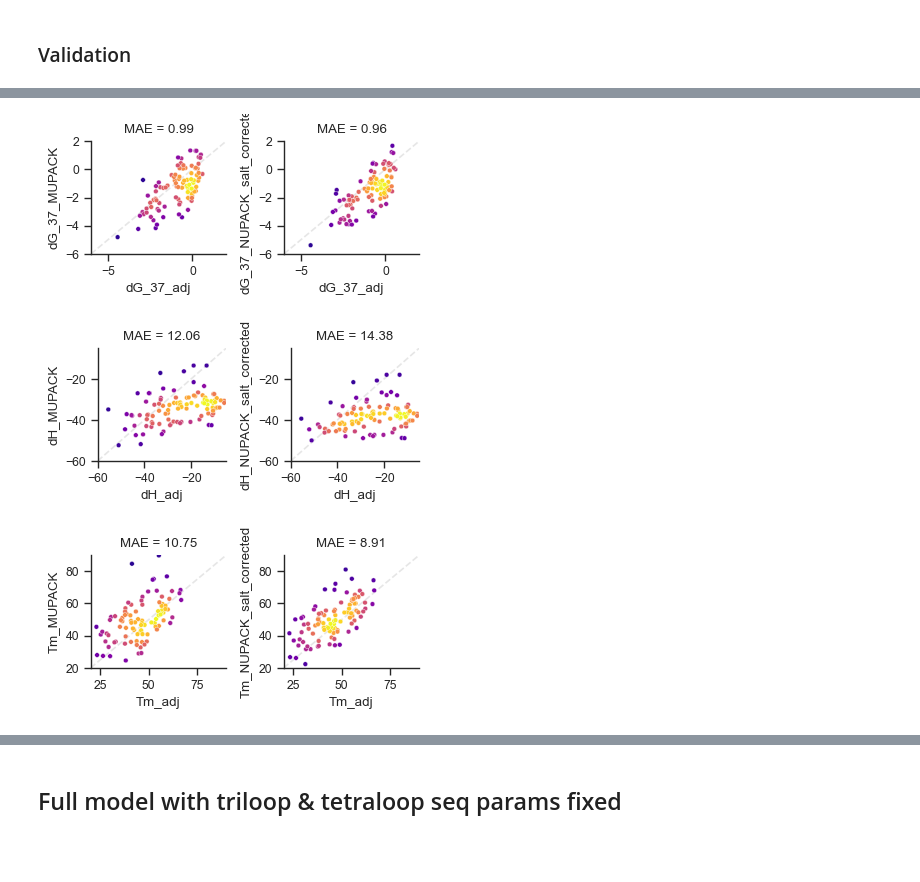
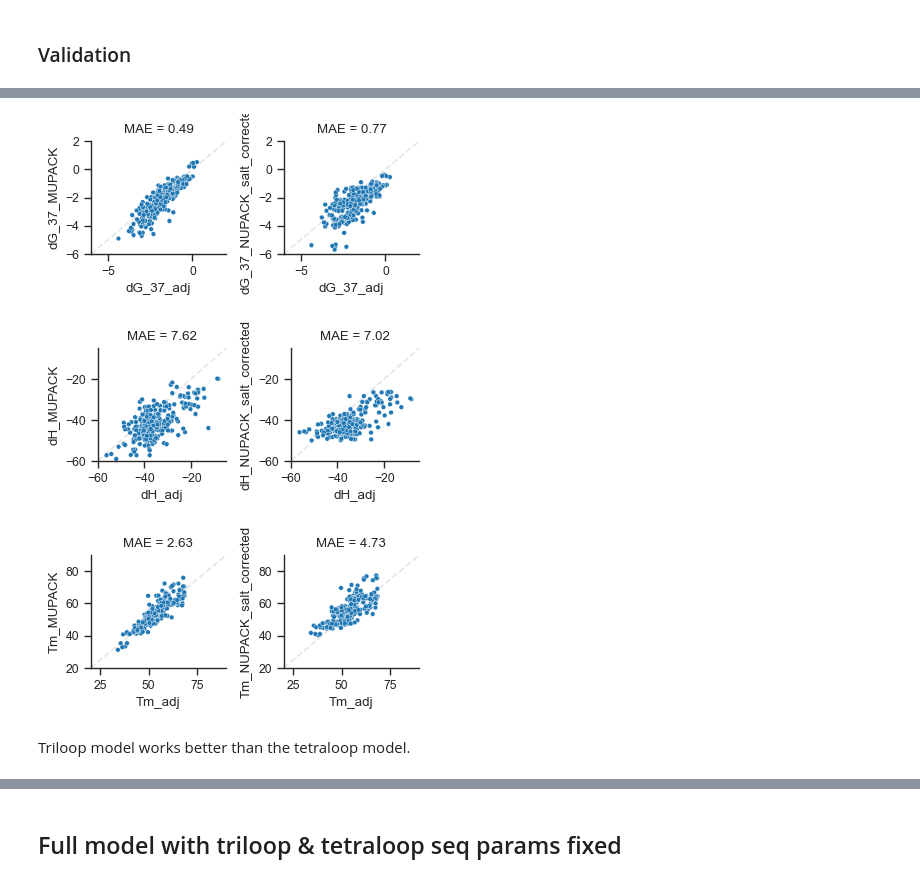
Before and after one commit to keyuxi/nnn_analysis, a Jupyter notebook: 03.1_MUPACK.ipynb, the cells around one changed output, grey strips where cells are left out. Cells and saved outputs as stored; diff of their text form; code cells hidden in the pictures; blank space fills up the shorter version.

Commit message:
add modeling and clean uv melt

```diff
--- a/03.1_MUPACK.ipynb
+++ b/03.1_MUPACK.ipynb
@@ -267,8 +351,13 @@ mupack.lr_dict_2_nupack_json(lr_dict, template_file=param_set_template_file, out
                              extract_hairpin_mismatch=True)
 # %% [markdown]
 ### Validation
+# %%
+arr = pd.read_csv('./data/models/raw/arr_v1_n=27732.csv', index_col=0)
+arr_adj = pd.read_csv('./data/models/processed/arr_v1_adjusted_n=27732.csv')
+agg_result_file='./data/uv_melt/uvmelt_agg_230502.csv'
+uv_df = pd.read_csv(agg_result_file, index_col=0).set_index('SEQID')
 # %%
-hairpinloop_ind = [x for x in val_ind if (x.startswith('TRI') or x.startswith('TET'))]
+hairpinloop_ind = [x for x in data_split_dict['val_ind'] if (x.startswith('TRI') or x.startswith('TET'))]
 # %%
 %%time
 pred = list(arr.loc[hairpinloop_ind,:].apply(lambda row: util.get_nupack_dH_dS_Tm_dG_37(row.RefSeq, row.TargetStruct, sodium=0.088, return_dict=False, param_set='./models/dna-nnn-hairpin.json'), axis=1))
@@ -284,13 +373,15 @@ Wall time: 5.17 s
 # %%
 # Compare on array validation data
-mupack.plot_mupack_nupack(arr.loc[hairpinloop_ind], '_adj', 'dG_37', [-6, 2])
-mupack.plot_mupack_nupack(arr.loc[hairpinloop_ind], '_adj', 'dH', [-60, -5])
-mupack.plot_mupack_nupack(arr.loc[hairpinloop_ind], '_adj', 'Tm', [20, 90])
-# util.save_multi_image('./fig/models/MUPACK/model_pred_vs_array_val_v1.pdf')
+mupack.plot_mupack_nupack(arr.loc[hairpinloop_ind], '_adj', 'dG_37', [-6, 2], color_by_density=False)
+mupack.plot_mupack_nupack(arr.loc[hairpinloop_ind], '_adj', 'dH', [-60, -5], color_by_density=False)
+mupack.plot_mupack_nupack(arr.loc[hairpinloop_ind], '_adj', 'Tm', [20, 90], color_by_density=False)
+util.save_multi_image('./fig/models/MUPACK/model_pred_vs_array_val_v1.pdf')
 # %% [output]
-[figure, old version]
+[figure, new version]
-[figure, old version]
+[figure, new version]
-[figure, old version]
+[figure, new version]
+# %% [markdown]
+Triloop model works better than the tetraloop model.
 # %%
 # compare on UV melting data
 cols = ['dG_37_uv', 'Tm_uv', 'dH_uv']
```
Also changed, not shown: parts of 20 cells of this notebook, 7 other files.
